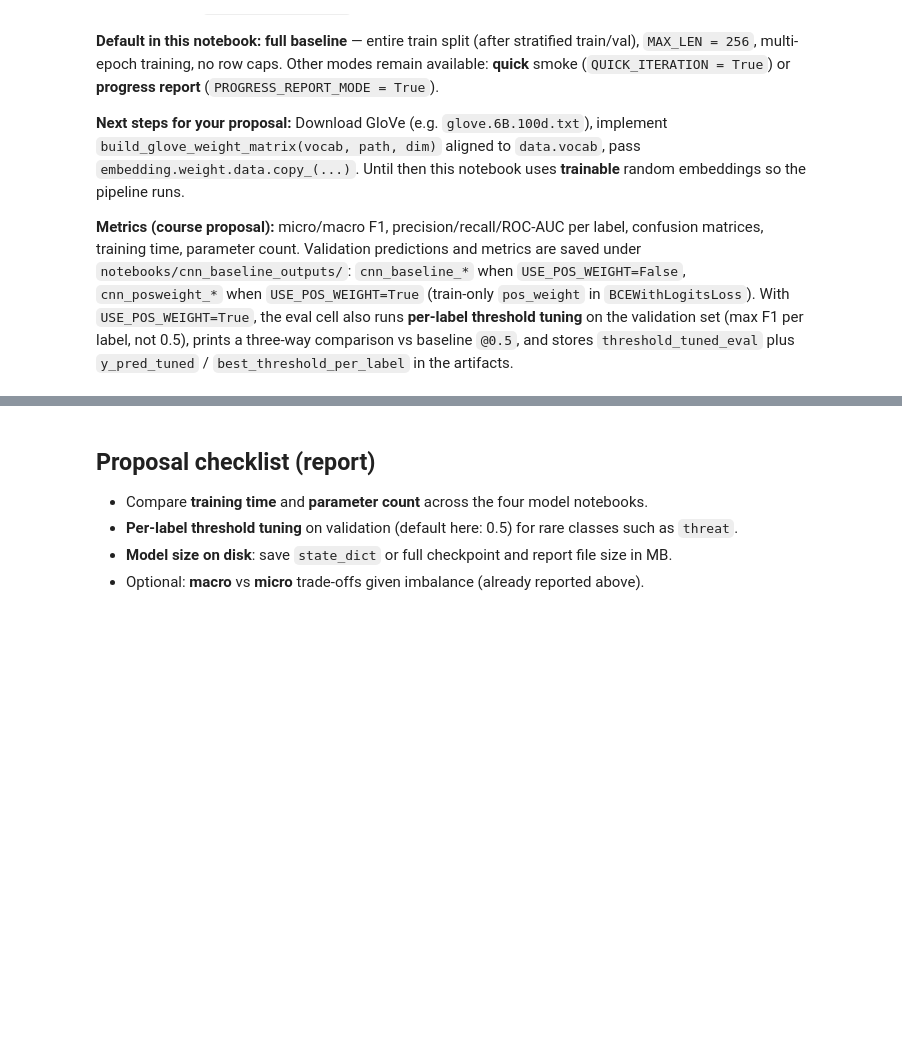
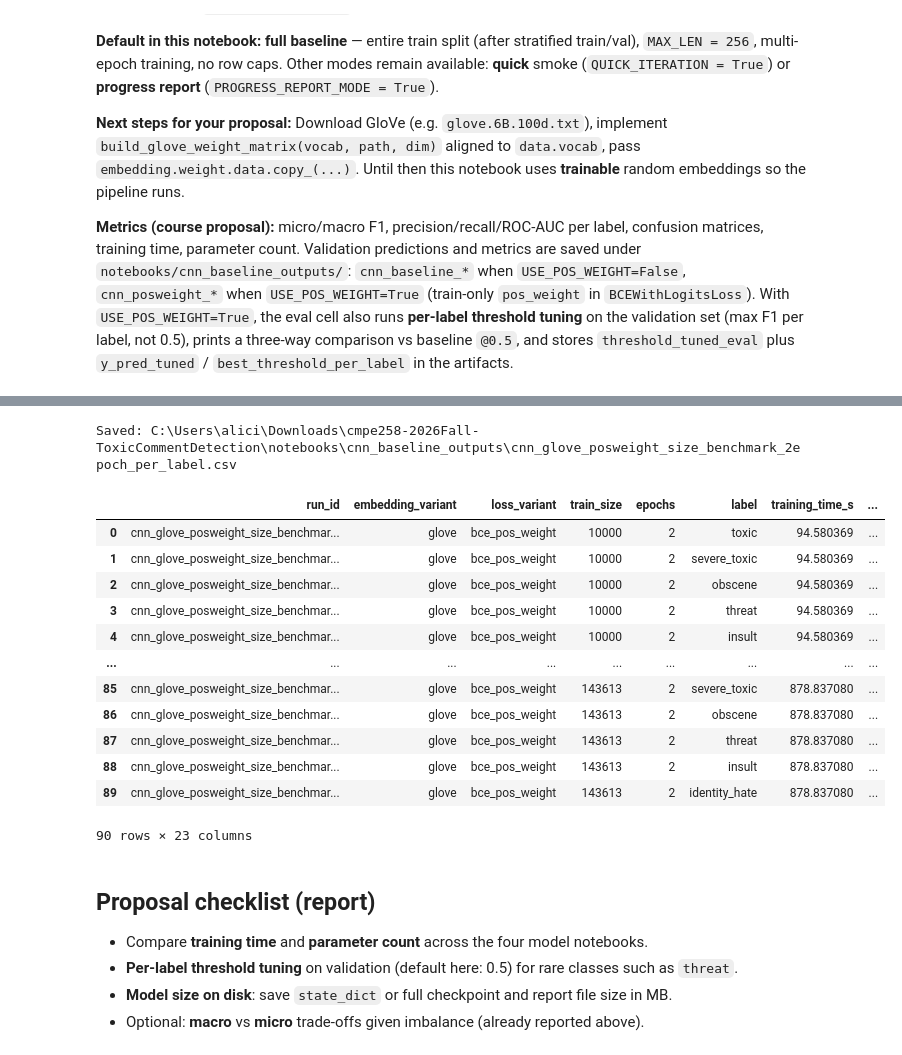
Before and after one commit to danlam-sudo/cmpe258-2026Fall-ToxicCommentDetection, a Jupyter notebook: notebooks/01_cnn_glove.ipynb, the cells around one changed output, grey strips where cells are left out. Cells and saved outputs as stored; diff of their text form; code cells hidden in the pictures; blank space fills up the shorter version.

Commit message:
all data generated

```diff
--- a/notebooks/01_cnn_glove.ipynb
+++ b/notebooks/01_cnn_glove.ipynb
@@ -508,3 +1068,80 @@ Saved: C:\Users\alici\Downloads\cmpe258-2026Fall-ToxicCommentDetection\notebooks
+# %%
+# Export training-size benchmark as one per-label reporting CSV (no retraining)
+RUN_ID = "cnn_glove_posweight_size_benchmark_2epoch"
+BENCHMARK_OUT_DIR = ROOT / "notebooks" / "cnn_baseline_outputs"
+BENCHMARK_DETAILS_JSON = BENCHMARK_OUT_DIR / f"{RUN_ID}_details.json"
+PER_LABEL_CSV = BENCHMARK_OUT_DIR / f"{RUN_ID}_per_label.csv"
+
+# Prefer in-memory results if this notebook session just ran the benchmark; otherwise load saved details.
+if "benchmark_details" in globals():
+    _benchmark_details = benchmark_details
+else:
+    with open(BENCHMARK_DETAILS_JSON, "r", encoding="utf-8") as f:
+        _benchmark_details = json.load(f)["details"]
+
+_label_order = {label: i for i, label in enumerate(LABEL_COLUMNS)}
+_rare_labels = {"threat", "identity_hate", "severe_toxic"}
+rows = []
+for item in _benchmark_details:
+    baseline_by_label = {row["label"]: row for row in item["threshold_0_5"]["per_label"]}
+    tuned_by_label = {row["label"]: row for row in item["threshold_tuned"]["per_label"]}
+
+    for label in LABEL_COLUMNS:
+        baseline = baseline_by_label[str(label)]
+        tuned = tuned_by_label[str(label)]
+        rows.append(
+            {
+                "run_id": RUN_ID,
+                "embedding_variant": "glove",
+                "loss_variant": "bce_pos_weight",
+                "train_size": int(item["train_size"]),
+                "epochs": int(item["epochs"]),
+                "label": str(label),
+                "val_loss": float(item["val_loss"]),
+                "is_rare_label": str(label) in _rare_labels,
+                "training_time_s": float(item["training_time_s"]),
+                "inference_time_s": float(item["inference_time_s"]),
+                "threshold_tuning_time_s": float(item["threshold_tuning_time_s"]),
+                "micro_f1": float(item["micro_f1"]),
+                "macro_f1": float(item["macro_f1"]),
+                "tuned_micro_f1": float(item["tuned_micro_f1"]),
+                "tuned_macro_f1": float(item["tuned_macro_f1"]),
+                "micro_macro_gap": float(item["micro_macro_gap"]),
+                "tuned_micro_macro_gap": float(item["tuned_micro_macro_gap"]),
+                "precision_baseline": float(baseline["precision"]),
+                "recall_baseline": float(baseline["recall"]),
+                "f1_baseline": float(baseline["f1"]),
+                "roc_auc_baseline": float(baseline["roc_auc"]),
+                "precision_tuned": float(tuned["precision"]),
+                "recall_tuned": float(tuned["recall"]),
+                "f1_tuned": float(tuned["f1"]),
+                "roc_auc_tuned": float(tuned["roc_auc"]),
+                "_label_order": _label_order[str(label)],
+            }
+        )
+
+benchmark_per_label_df = pd.DataFrame(rows).sort_values(
+    ["train_size", "_label_order"]
+).drop(columns=["_label_order"]).reset_index(drop=True)
+
+benchmark_per_label_df.to_csv(PER_LABEL_CSV, index=False)
+print("Saved:", PER_LABEL_CSV)
+display(benchmark_per_label_df)
+# %% [output]
+Saved: C:\Users\alici\Downloads\cmpe258-2026Fall-ToxicCommentDetection\notebooks\cnn_baseline_outputs\cnn_glove_posweight_size_benchmark_2epoch_per_label.csv
+|  | run_id | embedding_variant | loss_variant | train_size | epochs | label | training_time_s | ... |
+| 0 | cnn_glove_posweight_size_benchmar... | glove | bce_pos_weight | 10000 | 2 | toxic | 94.580369 | ... |
+| 1 | cnn_glove_posweight_size_benchmar... | glove | bce_pos_weight | 10000 | 2 | severe_toxic | 94.580369 | ... |
+| 2 | cnn_glove_posweight_size_benchmar... | glove | bce_pos_weight | 10000 | 2 | obscene | 94.580369 | ... |
+| 3 | cnn_glove_posweight_size_benchmar... | glove | bce_pos_weight | 10000 | 2 | threat | 94.580369 | ... |
+| 4 | cnn_glove_posweight_size_benchmar... | glove | bce_pos_weight | 10000 | 2 | insult | 94.580369 | ... |
+| ... | ... | ... | ... | ... | ... | ... | ... | ... |
+| 85 | cnn_glove_posweight_size_benchmar... | glove | bce_pos_weight | 143613 | 2 | severe_toxic | 878.837080 | ... |
+| 86 | cnn_glove_posweight_size_benchmar... | glove | bce_pos_weight | 143613 | 2 | obscene | 878.837080 | ... |
+| 87 | cnn_glove_posweight_size_benchmar... | glove | bce_pos_weight | 143613 | 2 | threat | 878.837080 | ... |
+| 88 | cnn_glove_posweight_size_benchmar... | glove | bce_pos_weight | 143613 | 2 | insult | 878.837080 | ... |
+| 89 | cnn_glove_posweight_size_benchmar... | glove | bce_pos_weight | 143613 | 2 | identity_hate | 878.837080 | ... |
+90 rows × 23 columns
 # %% [markdown]
 ## Proposal checklist (report)
 
```
Also changed, not shown: parts of 5 cells of this notebook, 6 other files.
